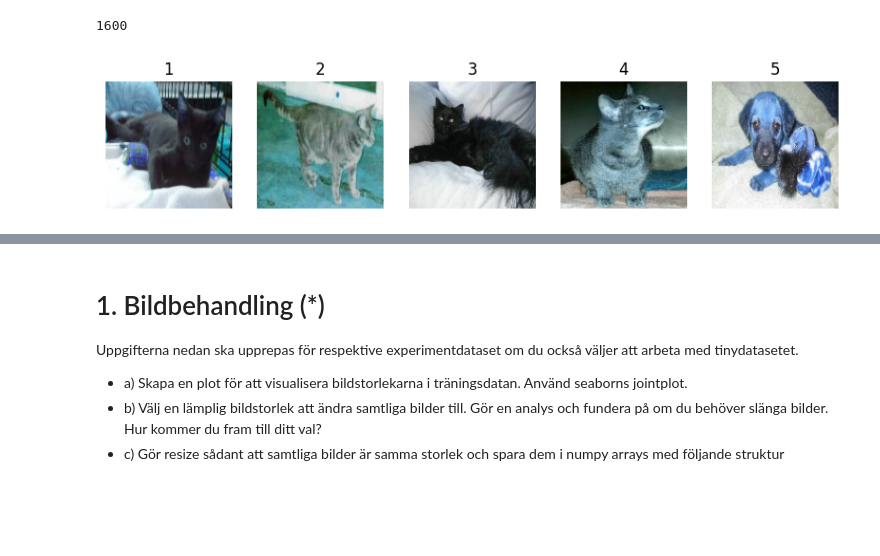
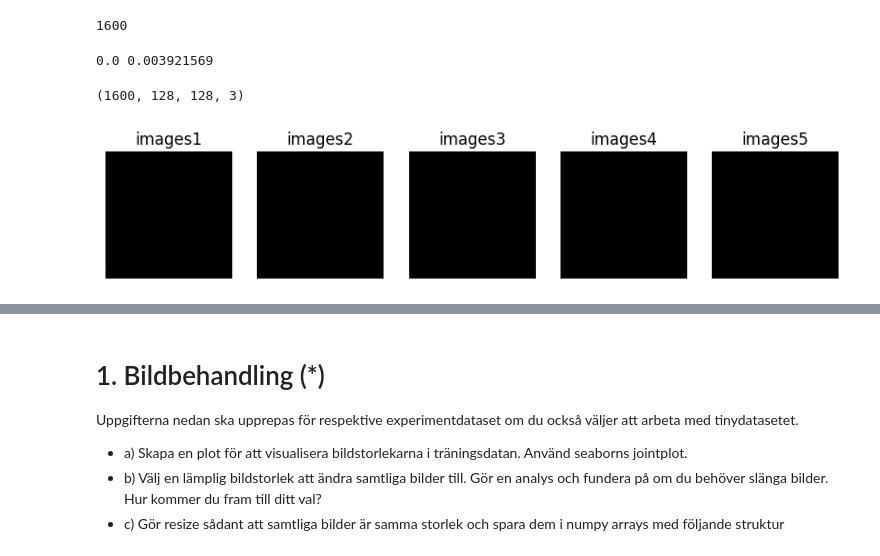
Before and after one commit to Zandri2k/Python-AI-Sandra-OPA23, a Jupyter notebook: Lab_2/Lab_2.ipynb, the cells around one changed output, grey strips where cells are left out. Drawn from its saved outputs; the diff is of its cells as text; code cells hidden in the pictures; blank space fills up the shorter version.

Commit message:
lab2_0d)_training_works

```diff
--- a/Lab_2/Lab_2.ipynb
+++ b/Lab_2/Lab_2.ipynb
@@ -174,29 +182,16 @@ IMAGE_CHANNELS = 3
 def resize_image(image, height, width):
     return cv2.resize(image, (width, height))
 
-X_train_resized = np.array([resize_image(image, IMAGE_HEIGHT, IMAGE_WIDTH) for image in X_train])
-X_val_resized = np.array([resize_image(image, IMAGE_HEIGHT, IMAGE_WIDTH) for image in X_val])
-X_test_resized = np.array([resize_image(image, IMAGE_HEIGHT, IMAGE_WIDTH) for image in X_test])
+X_train_resized = np.array([cv2.resize(image, (IMAGE_WIDTH, IMAGE_HEIGHT)) for image in X_train])
+X_test_resized = np.array([cv2.resize(image, (IMAGE_WIDTH, IMAGE_HEIGHT)) for image in X_test])
+X_val_resized = np.array([cv2.resize(image, (IMAGE_WIDTH, IMAGE_HEIGHT)) for image in X_val])
 
-X_train_resized = X_train_resized.astype('float32') / 255.0
-X_val_resized = X_val_resized.astype('float32') / 255.0
-X_test_resized = X_test_resized.astype('float32') / 255.0
+# X_train_resized = np.array([resize_image(image, IMAGE_HEIGHT, IMAGE_WIDTH) for image in X_train])
+# X_val_resized = np.array([resize_image(image, IMAGE_HEIGHT, IMAGE_WIDTH) for image in X_val])
+# X_test_resized = np.array([resize_image(image, IMAGE_HEIGHT, IMAGE_WIDTH) for image in X_test])
 
-# ändrar storleken på test, val, train
-# X_train_resized = [
-#     cv2.resize(image, (IMAGE_WIDTH, IMAGE_HEIGHT))
-#     for image in X_train
-# ]
-#
-# X_test_resized = [
-#     cv2.resize(image, (IMAGE_WIDTH, IMAGE_HEIGHT))
-#     for image in X_test
-# ]
-#
-# X_val_resized = [
-#     cv2.resize(image, (IMAGE_WIDTH, IMAGE_HEIGHT))
-#     for image in X_val
-# ]
+
+
 
 # ändra X_train_resized till X_train igen?
 # %%
@@ -254,18 +250,26 @@ X_test_images = load_and_preprocess_images(X_test_resized)
 len(X_train_resized)
 # %% [output]
 1600
+# %%
+print(np.min(X_train_resized), np.max(X_train_resized))
+# %% [output]
+0.0 0.003921569
+# %%
+print(X_train_resized.shape)
+# %% [output]
+(1600, 128, 128, 3)
 # %%
 num_images = 5
 
 plt.figure(figsize=(10, 5))
 for i in range(num_images):
     plt.subplot(1, num_images, i + 1)
     plt.imshow(X_train_resized[i])
     plt.axis('off')
-    plt.title(f'{i + 1}')
+    plt.title(f'images{i + 1}')
 plt.show()
 # %% [output]
-[figure, old version]
+[figure, new version]
 # %%
 history = model.fit(X_train_resized, y_train, epochs=10, validation_data=(X_val_resized, y_val))
 
```
Also changed, not shown: parts of 10 cells of this notebook, 1 other file.
